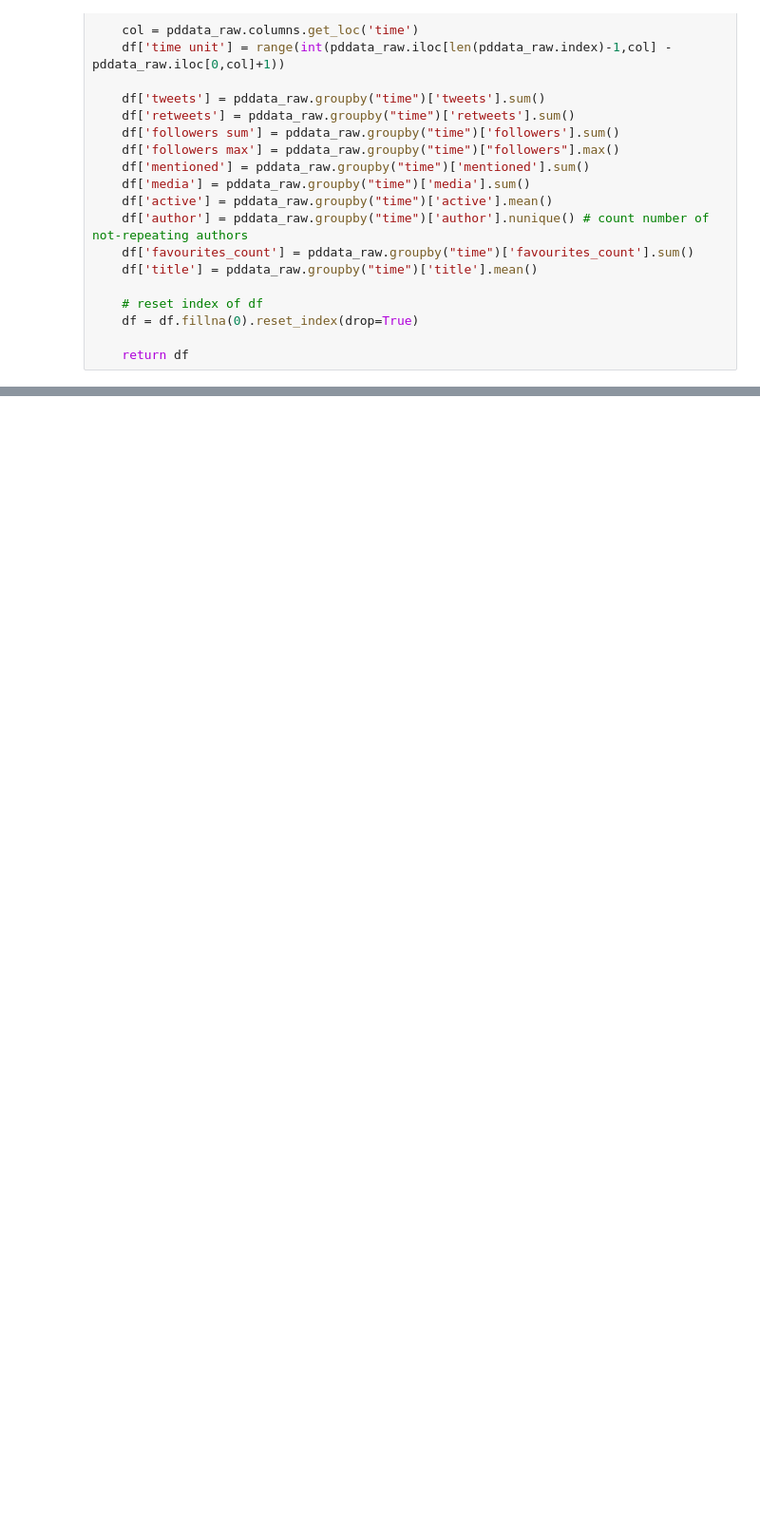
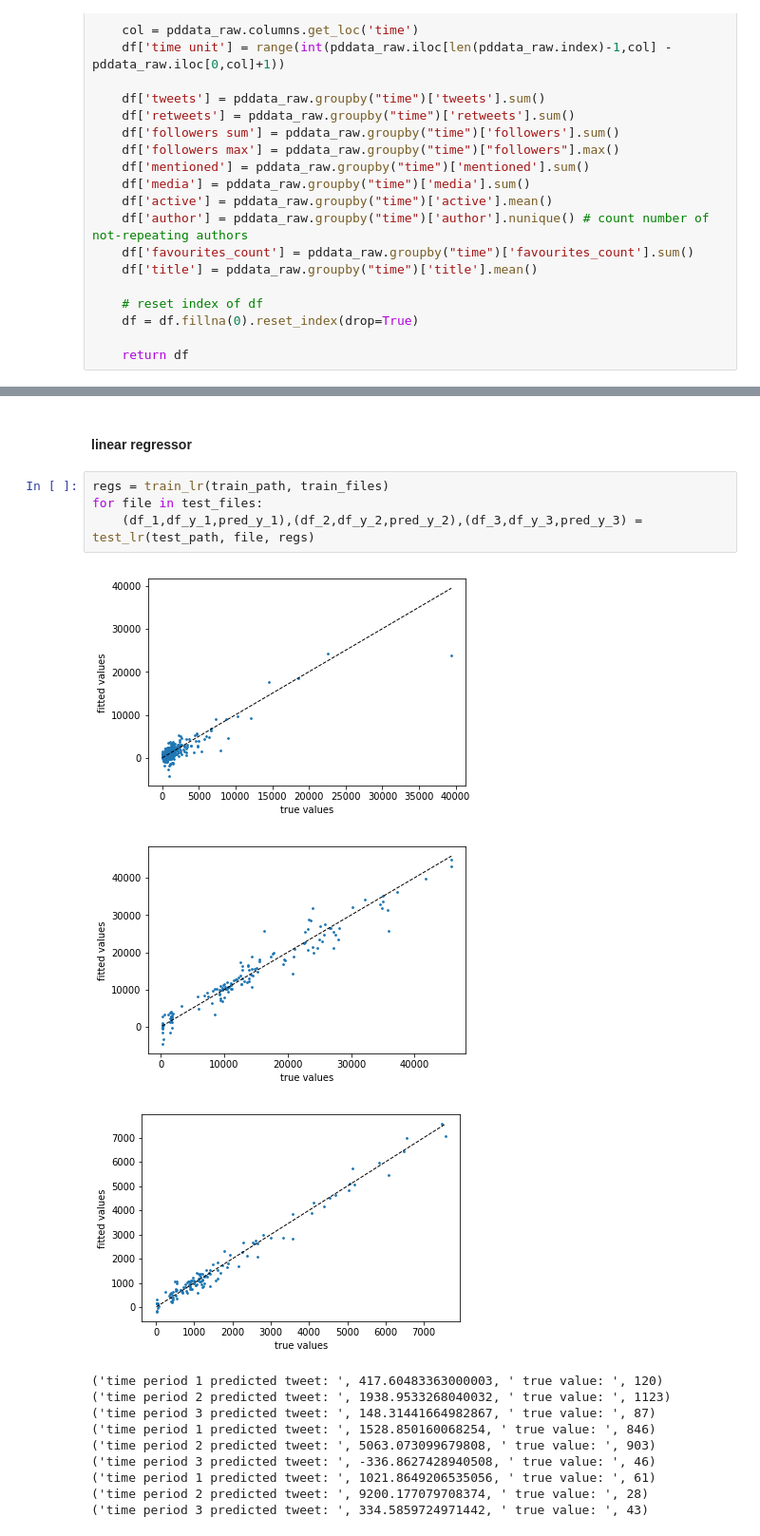
Before and after one commit to ruizhi92/ECE219-Large-Scale-Data-Mining, a Jupyter notebook: project5_twitter/Q14.ipynb, the cells around one changed output, grey strips where cells are left out. Shown at 95% size. Cells and saved outputs as stored; diff of their text form; blank space fills up the shorter version.

```diff
--- a/project5_twitter/Q14.ipynb
+++ b/project5_twitter/Q14.ipynb
@@ -511,0 +388,19 @@ plot_recipe(dfo_y_2,pred)
+# %% [markdown]
+#### linear regressor
+# %%
+regs = train_lr(train_path, train_files)
+for file in test_files:
+    (df_1,df_y_1,pred_y_1),(df_2,df_y_2,pred_y_2),(df_3,df_y_3,pred_y_3) = test_lr(test_path, file, regs)
+# %% [output]
+[figure, added]
+[figure, added]
+[figure, added]
+('time period 1 predicted tweet: ', 417.60483363000003, ' true value: ', 120)
+('time period 2 predicted tweet: ', 1938.9533268040032, ' true value: ', 1123)
+('time period 3 predicted tweet: ', 148.31441664982867, ' true value: ', 87)
+('time period 1 predicted tweet: ', 1528.850160068254, ' true value: ', 846)
+('time period 2 predicted tweet: ', 5063.073099679808, ' true value: ', 903)
+('time period 3 predicted tweet: ', -336.8627428940508, ' true value: ', 46)
+('time period 1 predicted tweet: ', 1021.8649206535056, ' true value: ', 61)
+('time period 2 predicted tweet: ', 9200.177079708374, ' true value: ', 28)
+('time period 3 predicted tweet: ', 334.5859724971442, ' true value: ', 43)
```
Also changed, not shown: parts of 51 cells of this notebook, 2 other files.
